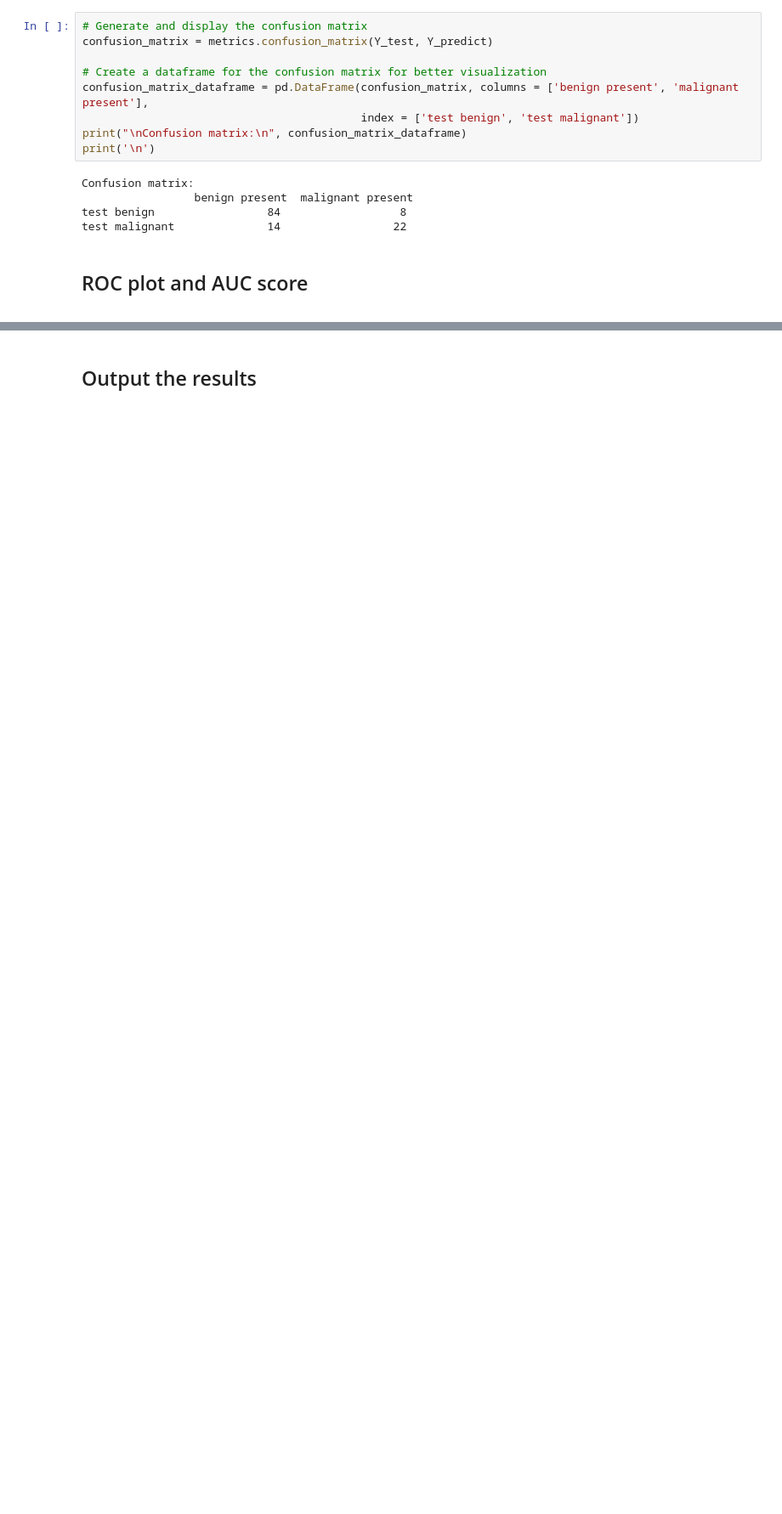
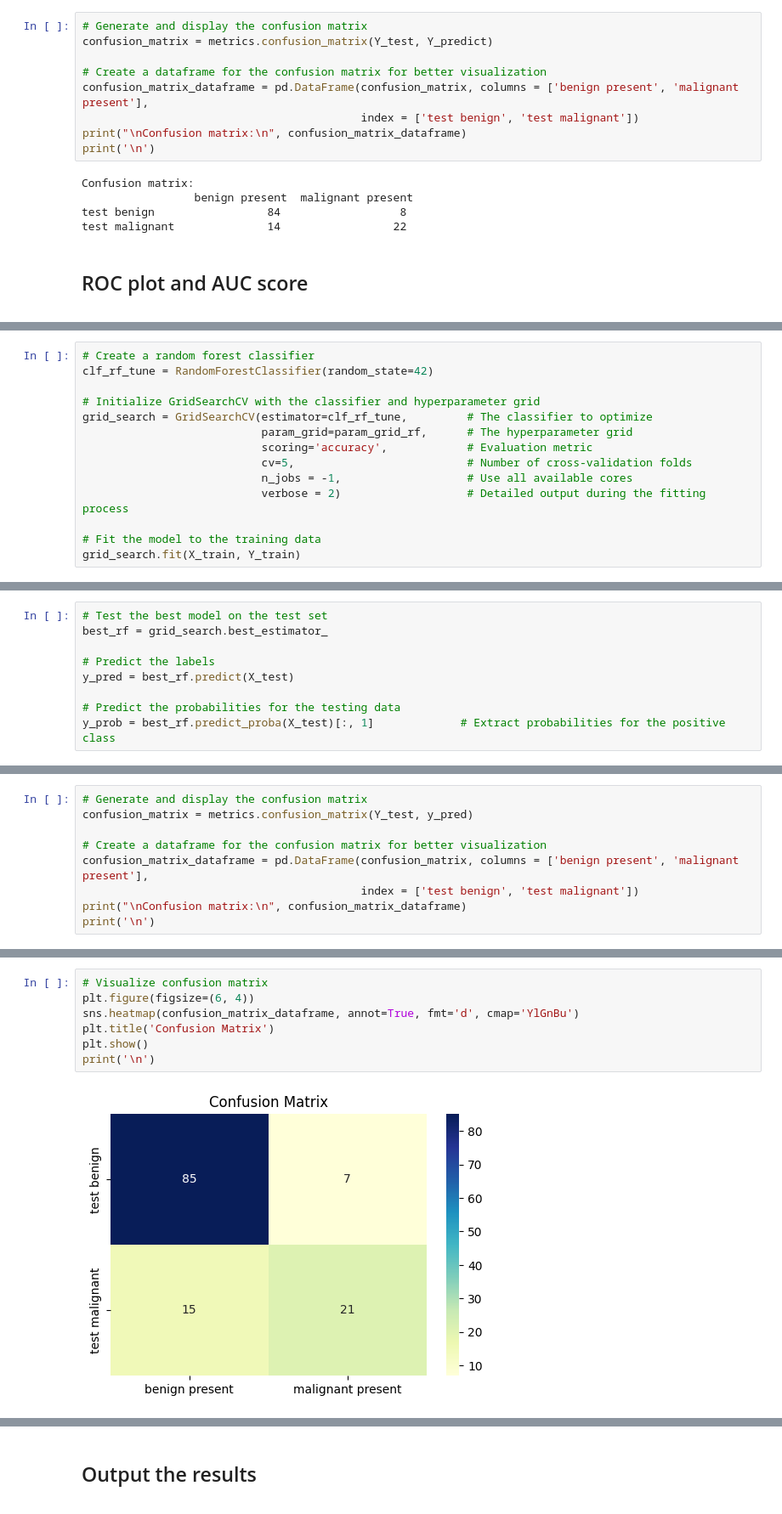
Before and after one commit to Ehsan-Behzadi/A-Machine-Learning-Approach-Using-the-Pima-Indians-Diabetes-Dataset, a Jupyter notebook: ML_model_Pima_Indians_Diabetes.ipynb, the cells around one changed output, grey strips where cells are left out. Shown at 85% size. Saved outputs shown, nothing was run; the diff lists cells and outputs as text; blank space fills up the shorter version.

Commit message:
Random Forest Tuning

```diff
--- a/ML_model_Pima_Indians_Diabetes.ipynb
+++ b/ML_model_Pima_Indians_Diabetes.ipynb
@@ -1541,0 +1552,14 @@ AUC score: 0.8586956521739129
+# %%
+# Create a random forest classifier
+clf_rf_tune = RandomForestClassifier(random_state=42)
+
+# Initialize GridSearchCV with the classifier and hyperparameter grid
+grid_search = GridSearchCV(estimator=clf_rf_tune,         # The classifier to optimize
+                           param_grid=param_grid_rf,      # The hyperparameter grid
+                           scoring='accuracy',            # Evaluation metric
+                           cv=5,                          # Number of cross-validation folds
+                           n_jobs = -1,                   # Use all available cores
+                           verbose = 2)                   # Detailed output during the fitting process
+
+# Fit the model to the training data
+grid_search.fit(X_train, Y_train)
@@ -1541,0 +1582,9 @@ AUC score: 0.8586956521739129
+# %%
+# Test the best model on the test set
+best_rf = grid_search.best_estimator_
+
+# Predict the labels
+y_pred = best_rf.predict(X_test)
+
+# Predict the probabilities for the testing data
+y_prob = best_rf.predict_proba(X_test)[:, 1]             # Extract probabilities for the positive class
@@ -1541,0 +1625,9 @@ AUC score: 0.8586956521739129
+# %%
+# Generate and display the confusion matrix
+confusion_matrix = metrics.confusion_matrix(Y_test, y_pred)
+
+# Create a dataframe for the confusion matrix for better visualization
+confusion_matrix_dataframe = pd.DataFrame(confusion_matrix, columns = ['benign present', 'malignant present'],
+                                          index = ['test benign', 'test malignant'])
+print("\nConfusion matrix:\n", confusion_matrix_dataframe)
+print('\n')
@@ -1541,0 +1639,9 @@ AUC score: 0.8586956521739129
+# %%
+# Visualize confusion matrix
+plt.figure(figsize=(6, 4))
+sns.heatmap(confusion_matrix_dataframe, annot=True, fmt='d', cmap='YlGnBu')
+plt.title('Confusion Matrix')
+plt.show()
+print('\n')
+# %% [output]
+[figure, added]
```
Also changed, not shown: parts of 19 cells of this notebook.
